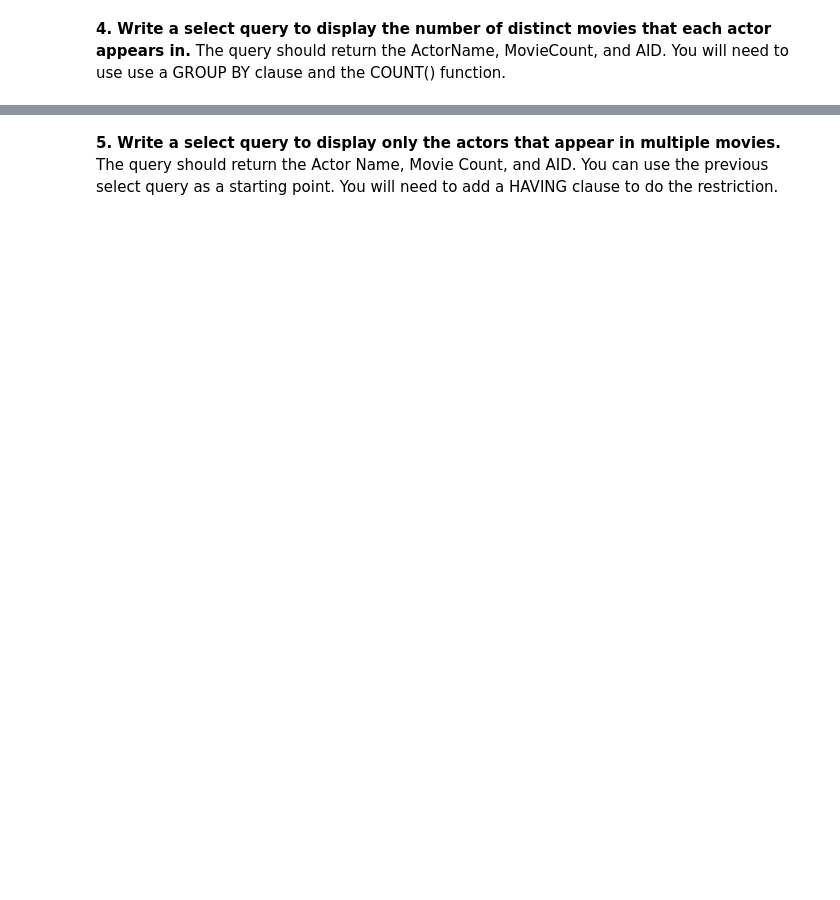
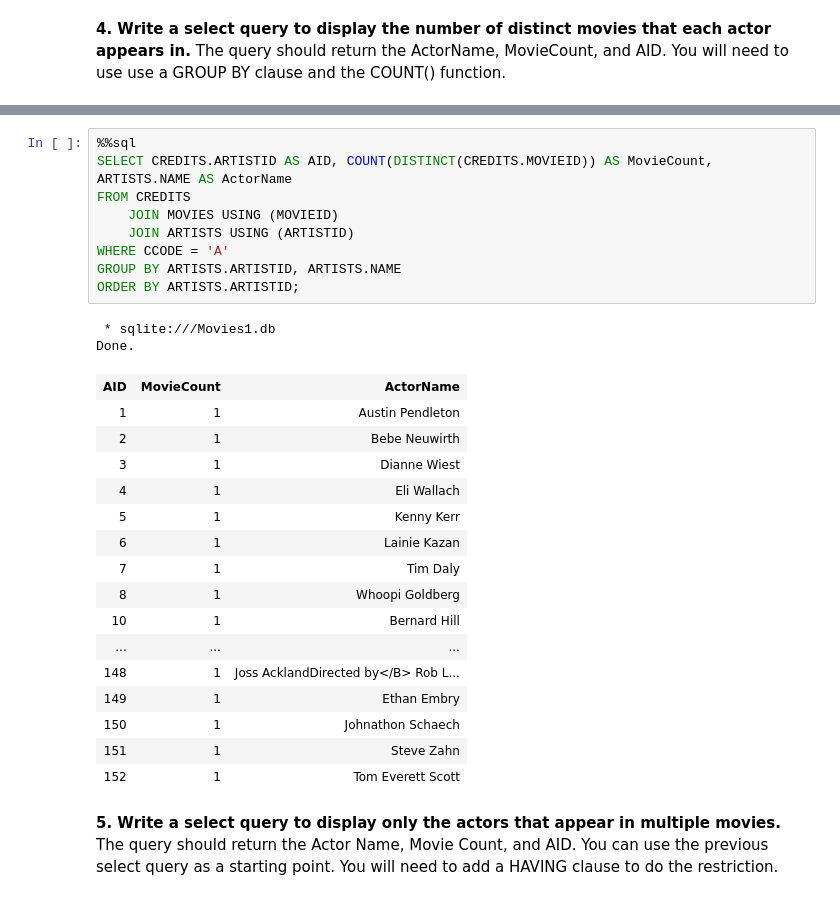
Before and after one commit to fairfield-ba510-spring2020/movies-tonight-bridgetweill, a Jupyter notebook: Part4.ipynb, the cells around one changed output, grey strips where cells are left out. Drawn from its saved outputs; the diff is of its cells as text; blank space fills up the shorter version.

```diff
--- a/Part4.ipynb
+++ b/Part4.ipynb
@@ -64,2 +98,30 @@ FROM MOVIES
+# %%
+%%sql
+SELECT CREDITS.ARTISTID AS AID, COUNT(DISTINCT(CREDITS.MOVIEID)) AS MovieCount, ARTISTS.NAME AS ActorName
+FROM CREDITS
+    JOIN MOVIES USING (MOVIEID)
+    JOIN ARTISTS USING (ARTISTID)
+WHERE CCODE = 'A'
+GROUP BY ARTISTS.ARTISTID, ARTISTS.NAME
+ORDER BY ARTISTS.ARTISTID;
+# %% [output]
+ * sqlite:///Movies1.db
+Done.
+| AID | MovieCount | ActorName |
+| 1 | 1 | Austin Pendleton |
+| 2 | 1 | Bebe Neuwirth |
+| 3 | 1 | Dianne Wiest |
+| 4 | 1 | Eli Wallach |
+| 5 | 1 | Kenny Kerr |
+| 6 | 1 | Lainie Kazan |
+| 7 | 1 | Tim Daly |
+| 8 | 1 | Whoopi Goldberg |
+| 10 | 1 | Bernard Hill |
+| ... | ... | ... |
+| 148 | 1 | Joss AcklandDirected by</B> Rob L... |
+| 149 | 1 | Ethan Embry |
+| 150 | 1 | Johnathon Schaech |
+| 151 | 1 | Steve Zahn |
+| 152 | 1 | Tom Everett Scott |
 # %% [markdown]
 **5. Write a select query to display only the actors that appear in multiple movies.** The query should return the Actor Name, Movie Count, and AID. You can use the previous select query as a starting point. You will need to add a HAVING clause to do the restriction.
```
Also changed, not shown: parts of 7 cells of this notebook, 3 other files.
